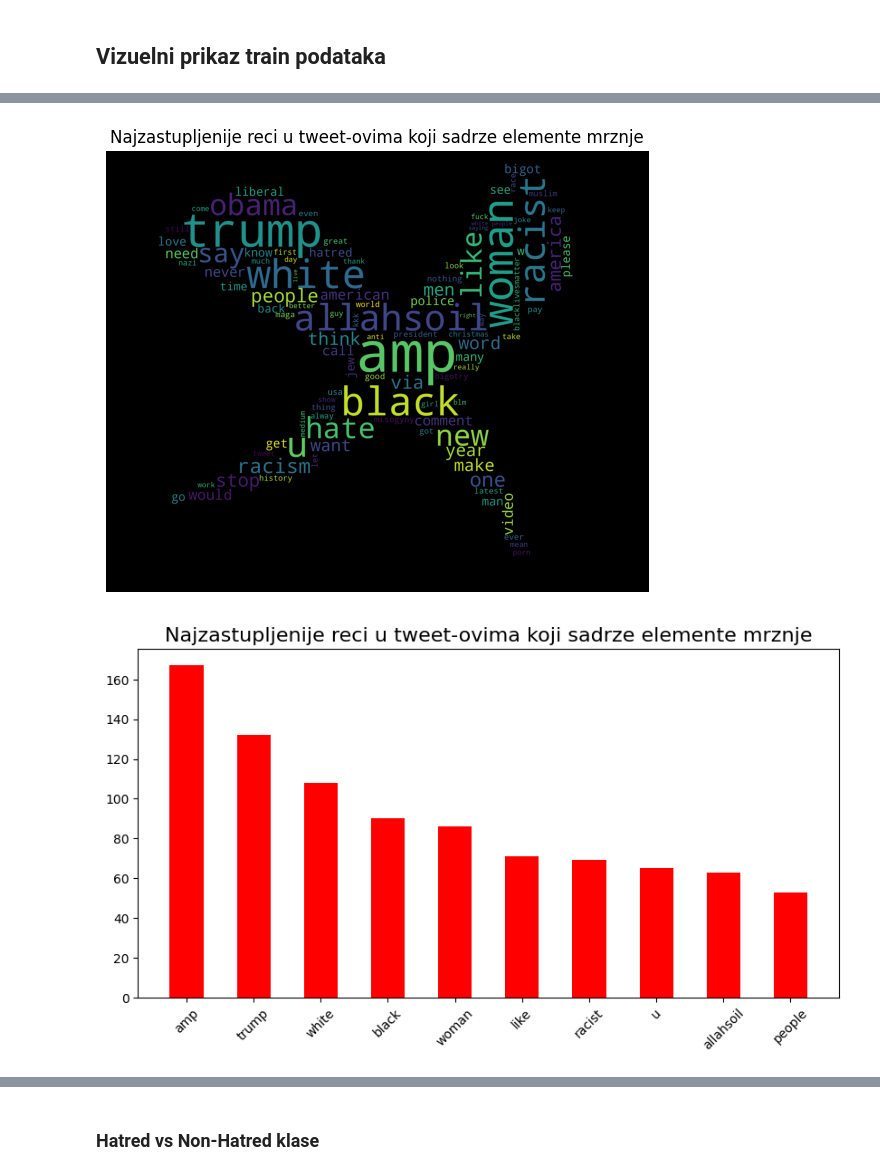
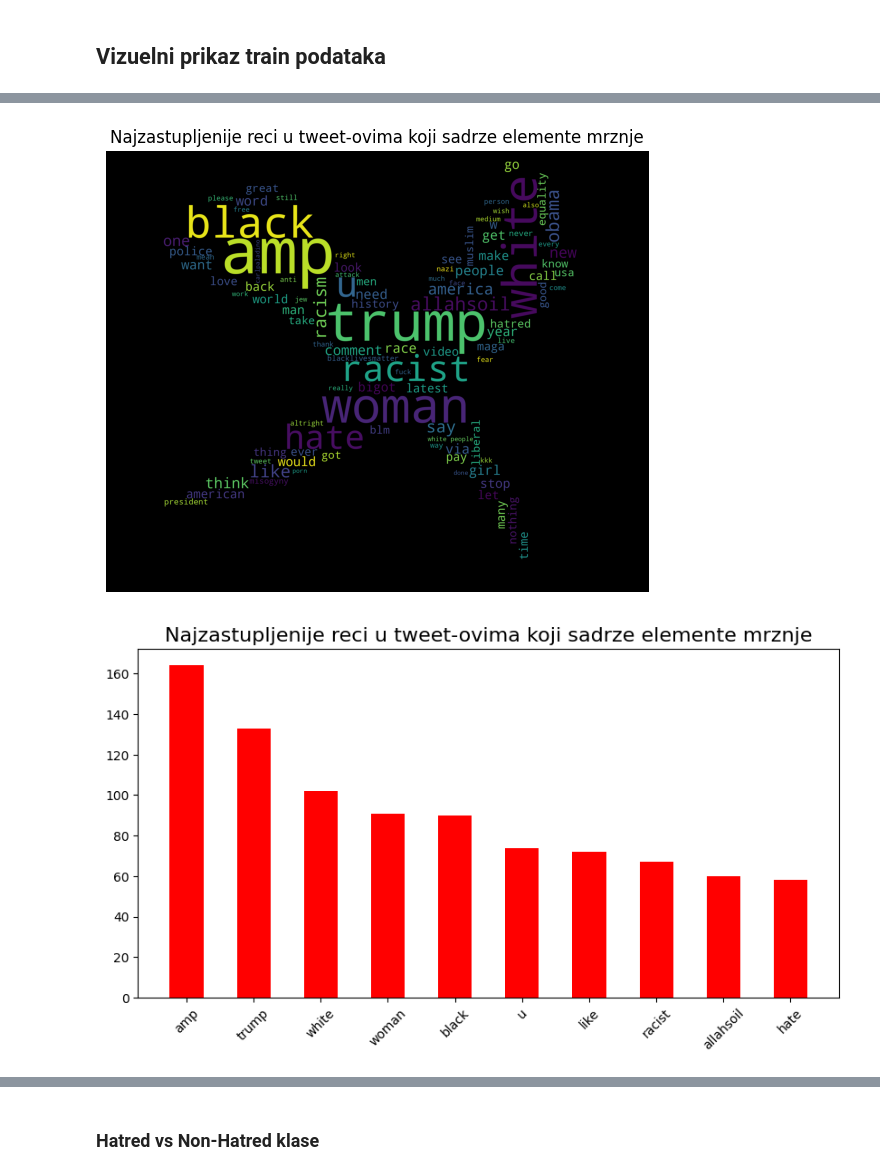
Before and after one commit to MATF-istrazivanje-podataka-1/2023_Data_Mining_Sentiment_analysis_-_twitter_Dataset, a Jupyter notebook: preprocessing.ipynb, the cells around one changed output, grey strips where cells are left out. Drawn from its saved outputs; the diff is of its cells as text; code cells hidden in the pictures.

```diff
--- a/preprocessing.ipynb
+++ b/preprocessing.ipynb
@@ -302,0 +259,5 @@ Broj instanci test skupa: 8847
+# %%
+hatred_tweets = train_data.loc[data['label'] == 1]['tweet_cleaned']
+hatred_tweets_len = hatred_tweets.str.len()
+non_hatred_tweets = train_data.loc[data['label'] == 0]['tweet_cleaned']
+non_hatred_tweets_len = non_hatred_tweets.str.len()
@@ -302,0 +288,9 @@ Broj instanci test skupa: 8847
+# %%
+hatred_outliers = train_data.loc[
+    (train_data['label'] == 1) &
+    ((train_data['length'] > hatred_max) |
+    (train_data['length'] < hatred_min))
+]
+
+print(f'Ukupno ima {hatred_outliers.shape[0]} tweet / tweet-ova sa govorom mrznje koji su autlajeri')
+hatred_outliers.head()
@@ -302,0 +301,9 @@ Broj instanci test skupa: 8847
+# %%
+non_hatred_outliers = train_data.loc[
+    (train_data['label'] == 0) &
+    ((train_data['length'] > non_hatred_max) |
+    (train_data['length'] < non_hatred_min))
+]
+
+print(f'Ukupno ima {non_hatred_outliers.shape[0]} tweet /  tweet-ova bez govora mrznje koji su autlajeri')
+non_hatred_outliers.head()
@@ -302,0 +316,4 @@ Broj instanci test skupa: 8847
+# %%
+train_data.drop(hatred_outliers.index, inplace=True)
+train_data.drop(non_hatred_outliers.index, inplace=True)
+train_data.shape
@@ -353,25 +392,25 @@ plt.show()
 # %%
 hatred_tweets_img = np.array(Image.open('images/hatred_tweets.png'))
-hatred_tweets_data = train_data_combined.loc[train_data_combined['label'] == 1]
+hatred_tweets_data = train_data.loc[train_data['label'] == 1]
 
 hatred_tweets = ' '.join(hatred_tweets_data['tweet_cleaned'].tolist())
 
 plt.figure(figsize=(7, 7))
 wordcloud = WordCloud(
     stopwords=stop_words,
     max_words=100,
     mask=hatred_tweets_img,
 ).generate(hatred_tweets)
 
 plt.title('Najzastupljenije reci u tweet-ovima koji sadrze elemente mrznje')
 plt.axis('off')
 plt.imshow(wordcloud)
 plt.show()
 # %% [output]
-[figure, old version]
+[figure, new version]
 # %%
 hatred_words = FreqDist(
-    ' '.join(train_data_combined.loc[train_data_combined['label'] == 1]['tweet_cleaned']).split()
+    ' '.join(train_data.loc[train_data['label'] == 1]['tweet_cleaned']).split()
 ).most_common(10)
 
 hatred_df = pd.DataFrame(hatred_words, columns=['words', 'frequency'])
@@ -388,6 +427,6 @@ plt.title('Najzastupljenije reci u tweet-ovima koji sadrze elemente mrznje', fon
 plt.xticks(rotation=45)
 plt.show()
 # %% [output]
-[figure, old version]
+[figure, new version]
 # %%
 non_hatred_tweets_img = np.array(Image.open('images/non-hatred_tweets.png'))
```
Also changed, not shown: parts of 50 cells of this notebook.
